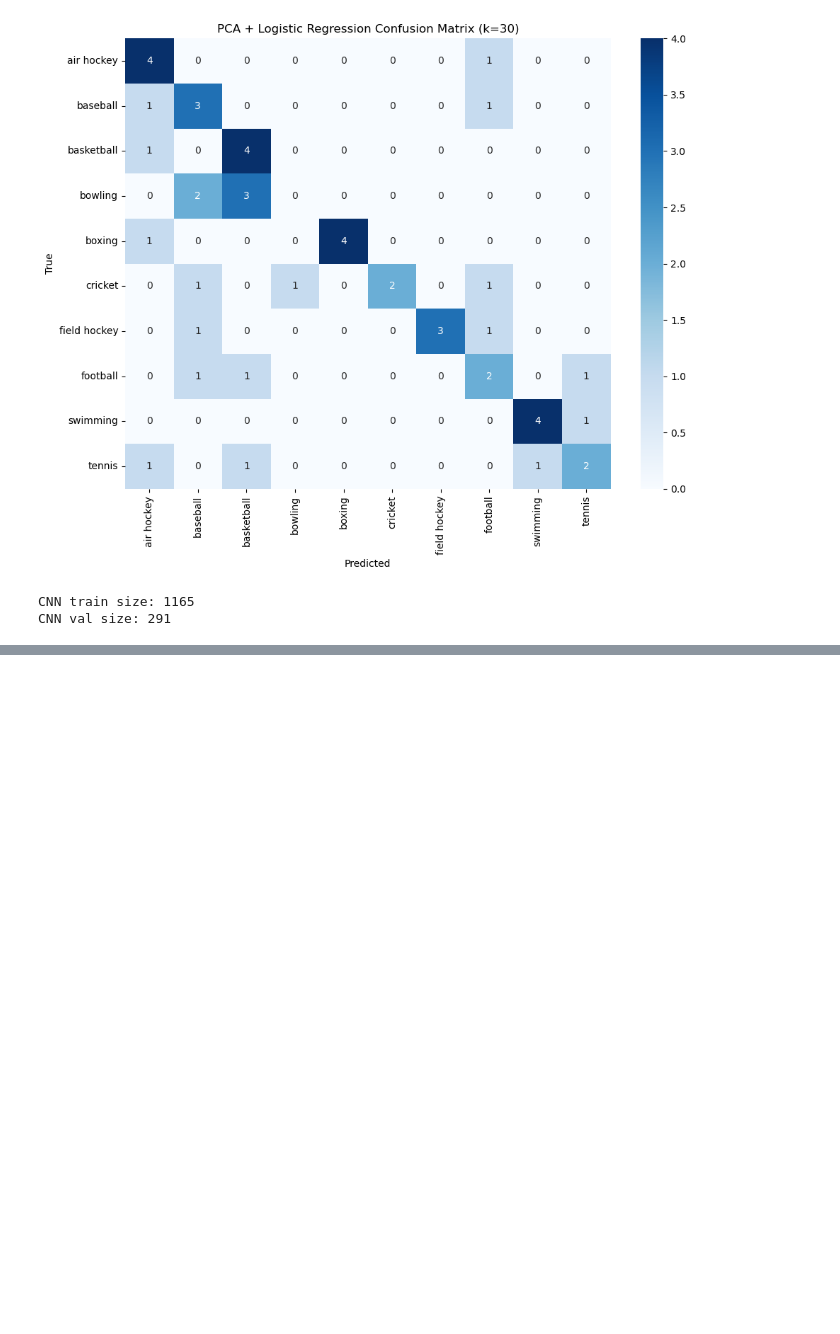
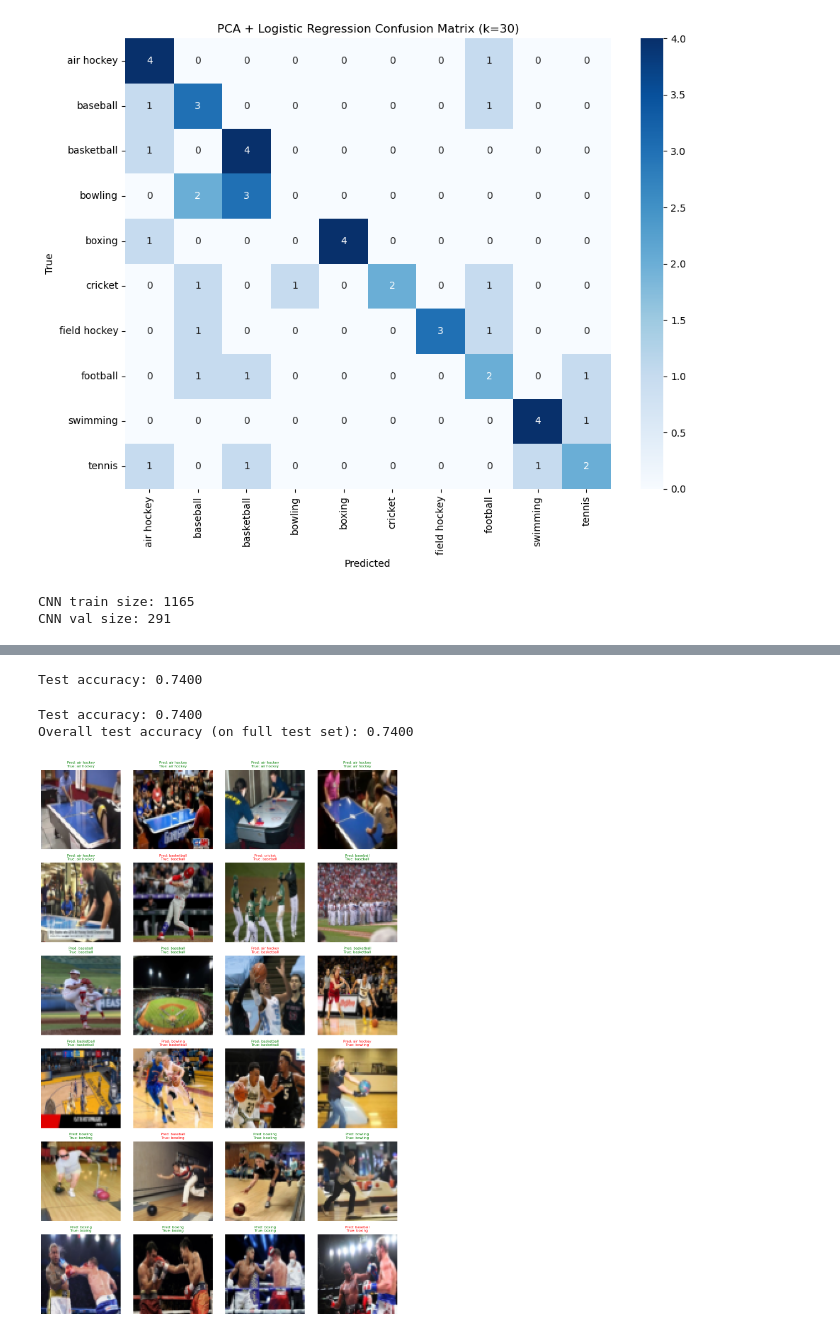
Before and after one commit to yunahc20/DATA231-FINAL, a Jupyter notebook: CNN.ipynb, the cells around one changed output, grey strips where cells are left out. Drawn from its saved outputs; the diff is of its cells as text; code cells hidden in the pictures; blank space fills up the shorter version.

```diff
--- a/CNN.ipynb
+++ b/CNN.ipynb
@@ -570,0 +649,6 @@ plt.show()
+# %%
+pred_sport_names = [class_names[i] for i in all_pred]
+true_sport_names = [class_names[i] for i in all_true]
+
+for i in range(10):
+    print(f"Example {i}: True = {true_sport_names[i]}, Pred = {pred_sport_names[i]}")
@@ -570,0 +666,26 @@ plt.show()
+# %%
+import torch
+
+def compute_accuracy(model, loader, device):
+    model.eval()
+    correct = 0
+    total = 0
+
+    with torch.no_grad():
+        for imgs, labels in loader:
+            imgs = imgs.to(device)
+            labels = labels.to(device)
+
+            outputs = model(imgs)
+            _, preds = outputs.max(1)
+
+            correct += (preds == labels).sum().item()
+            total += labels.size(0)
+
+    acc = correct / total
+    print(f"Test accuracy: {acc:.4f}")
+    return acc
+# %%
+test_acc = compute_accuracy(cnn_model, test_loader, device)
+# %% [output]
+Test accuracy: 0.7400
@@ -570,0 +744,6 @@ plt.show()
+# %%
+show_test_predictions(cnn_model, test_loader, class_names, device, n_images=24)
+# %% [output]
+Test accuracy: 0.7400
+Overall test accuracy (on full test set): 0.7400
+[figure, added]
```
Also changed, not shown: parts of 10 cells of this notebook.
